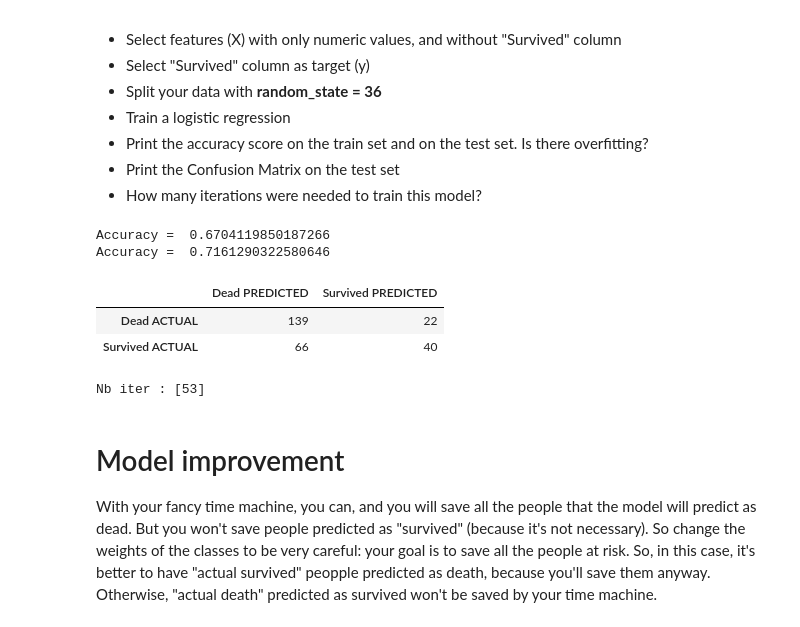
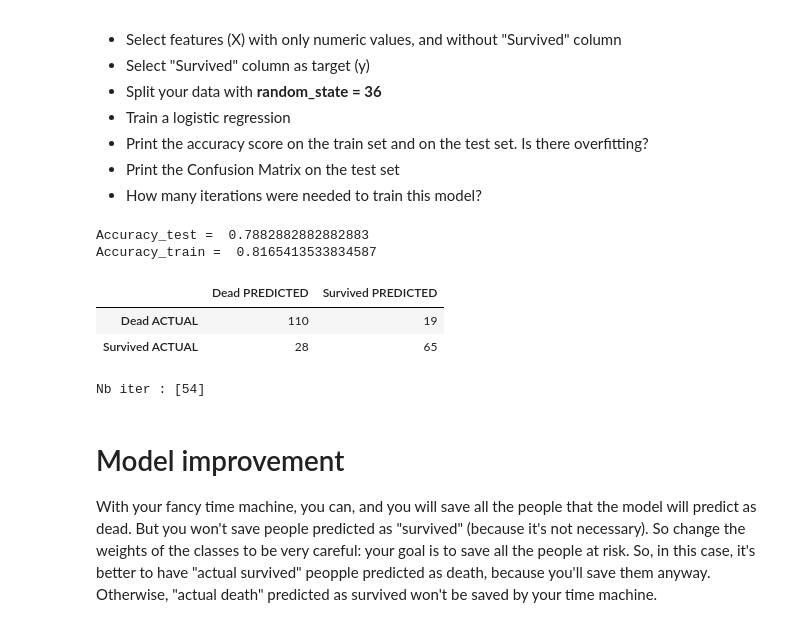
Before and after one commit to Lit3C/machine-learning, a Jupyter notebook: [2.3ML]Classifications_Logistic-Regression.ipynb, the cells around one changed output. Drawn from its saved outputs; the diff is of its cells as text; code cells hidden in the pictures.

```diff
--- a/[2.3ML]Classifications_Logistic-Regression.ipynb
+++ b/[2.3ML]Classifications_Logistic-Regression.ipynb
@@ -48,6 +48,9 @@ dtypes: float64(2), int64(3), object(3)
 memory usage: 55.6+ KB
 # %% [markdown]
 Then, make a first exploration (pairplots, correlation heatmaps, etc...) of the dataset
+# %%
+df_titanic['Survived_facto'] = df_titanic['Survived'].factorize()[0]
+df_titanic['Sex_facto'] = df_titanic['Sex'].factorize()[0]
 # %%
 import seaborn as sns
 import matplotlib.pyplot as plt
@@ -85,35 +88,35 @@ Too bad, thanks to this trip, you will still try to save as many people as possi
 - How many iterations were needed to train this model?
 # %%
 # It's up to you:
-X = df_titanic[['Age', 'Fare', 'Pclass', 'Siblings/Spouses Aboard', 'Parents/Children Aboard']]
+X = df_titanic.drop(columns=['Survived', 'Name', 'Sex','Survived_facto'])
 y = df_titanic['Survived']
 
 from sklearn.model_selection import train_test_split
 from sklearn.linear_model import LogisticRegression
 from sklearn.metrics import accuracy_score
 
-X_train, X_test, y_train, y_test = train_test_split(X, y, test_size=0.3, random_state=36)
+X_train, X_test, y_train, y_test = train_test_split(X, y, train_size=0.75, random_state=36)
 model = LogisticRegression()
 model.fit(X_train, y_train)
 
-print("Accuracy = ", accuracy_score(y_test, model.predict(X_test)))
-print("Accuracy = ", accuracy_score(y_train, model.predict(X_train)))
+print("Accuracy_test = ", model.score(X_test, y_test))
+print("Accuracy_train = ", model.score(X_train, y_train))
 
 from sklearn.metrics import confusion_matrix
 conf_mat = pd.DataFrame(confusion_matrix(y_test, model.predict(X_test)),
              index = model.classes_ + " ACTUAL",
              columns = model.classes_ + " PREDICTED")
 
 display(conf_mat)
 
 print(f"Nb iter : {model.n_iter_}")
 # %% [output]
-Accuracy =  0.6704119850187266
-Accuracy =  0.7161290322580646
+Accuracy_test =  0.7882882882882883
+Accuracy_train =  0.8165413533834587
 |  | Dead PREDICTED | Survived PREDICTED |
-| Dead ACTUAL | 139 | 22 |
-| Survived ACTUAL | 66 | 40 |
+| Dead ACTUAL | 110 | 19 |
+| Survived ACTUAL | 28 | 65 |
-Nb iter : [53]
+Nb iter : [54]
 # %% [markdown]
 # Model improvement
 
```
Also changed, not shown: parts of 1 cell of this notebook.
